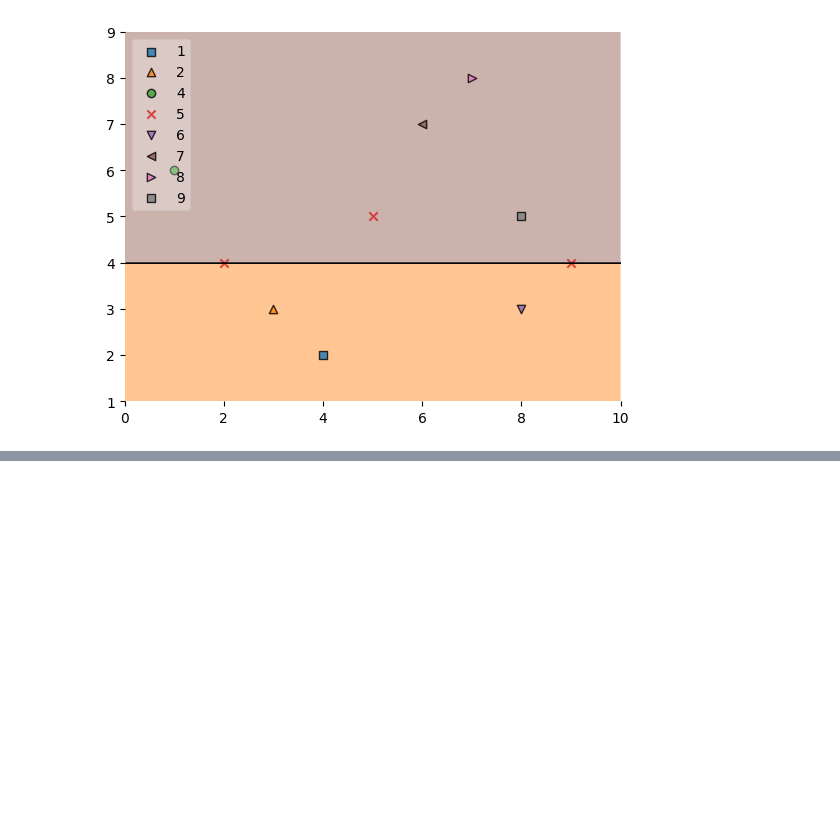
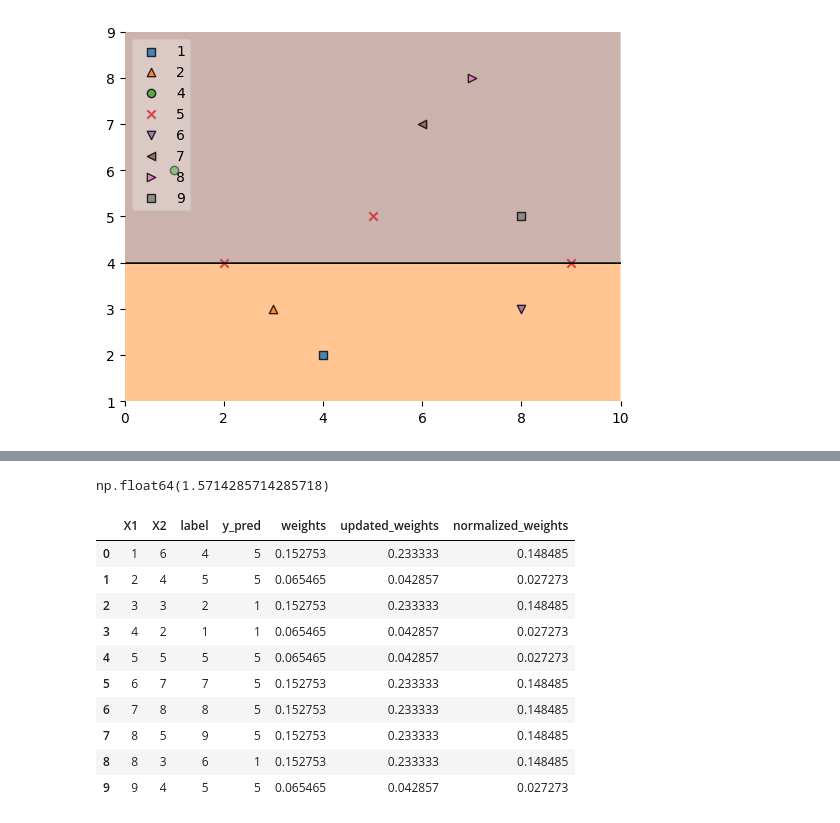
Before and after one commit to Aaaaddddyyyyyyyy/Machine-Learning-repo, a Jupyter notebook: Adaboost_algo.ipynb, the cells around one changed output, grey strips where cells are left out. Saved outputs shown, nothing was run; the diff lists cells and outputs as text; code cells hidden in the pictures; blank space fills up the shorter version.

```diff
--- a/Adaboost_algo.ipynb
+++ b/Adaboost_algo.ipynb
@@ -58,0 +75,7 @@ plot_decision_regions(X,y,clf=dt1,legend=2)
+# %%
+def calculate_model_weight(error):
+  return 0.5*np.log((1-error)/(error))
+# %%
+## calculate the model weight
+alpha1=calculate_model_weight(0.3)
+alpha1
@@ -58,0 +84,11 @@ plot_decision_regions(X,y,clf=dt1,legend=2)
+# %%
+def update_row_weights(row, alpha):
+  if row['label']==row['y_pred']:
+    return row['weights']*np.exp(-alpha)
+  else:
+    return row['weights']*np.exp(alpha)
+
+df['weights'] = 1/len(df)
+df['weights'] = df.apply(lambda row: update_row_weights(row, alpha1), axis=1)
+# %%
+df['updated_weights']=df.apply(lambda row: update_row_weights(row, alpha1),axis=1)
@@ -58,0 +109,19 @@ plot_decision_regions(X,y,clf=dt1,legend=2)
+# %%
+df['updated_weights'].sum()         ## sum should be be equal to 1
+# %% [output]
+np.float64(1.5714285714285718)
+# %%
+df['normalized_weights']=df['updated_weights']/df['updated_weights'].sum()    ## noramlized updated weights as sum was exceeding more than 1
+df
+# %% [output]
+|  | X1 | X2 | label | y_pred | weights | updated_weights | normalized_weights |
+| 0 | 1 | 6 | 4 | 5 | 0.152753 | 0.233333 | 0.148485 |
+| 1 | 2 | 4 | 5 | 5 | 0.065465 | 0.042857 | 0.027273 |
+| 2 | 3 | 3 | 2 | 1 | 0.152753 | 0.233333 | 0.148485 |
+| 3 | 4 | 2 | 1 | 1 | 0.065465 | 0.042857 | 0.027273 |
+| 4 | 5 | 5 | 5 | 5 | 0.065465 | 0.042857 | 0.027273 |
+| 5 | 6 | 7 | 7 | 5 | 0.152753 | 0.233333 | 0.148485 |
+| 6 | 7 | 8 | 8 | 5 | 0.152753 | 0.233333 | 0.148485 |
+| 7 | 8 | 5 | 9 | 5 | 0.152753 | 0.233333 | 0.148485 |
+| 8 | 8 | 3 | 6 | 1 | 0.152753 | 0.233333 | 0.148485 |
+| 9 | 9 | 4 | 5 | 5 | 0.065465 | 0.042857 | 0.027273 |
```
Also changed, not shown: parts of 4 cells of this notebook.
